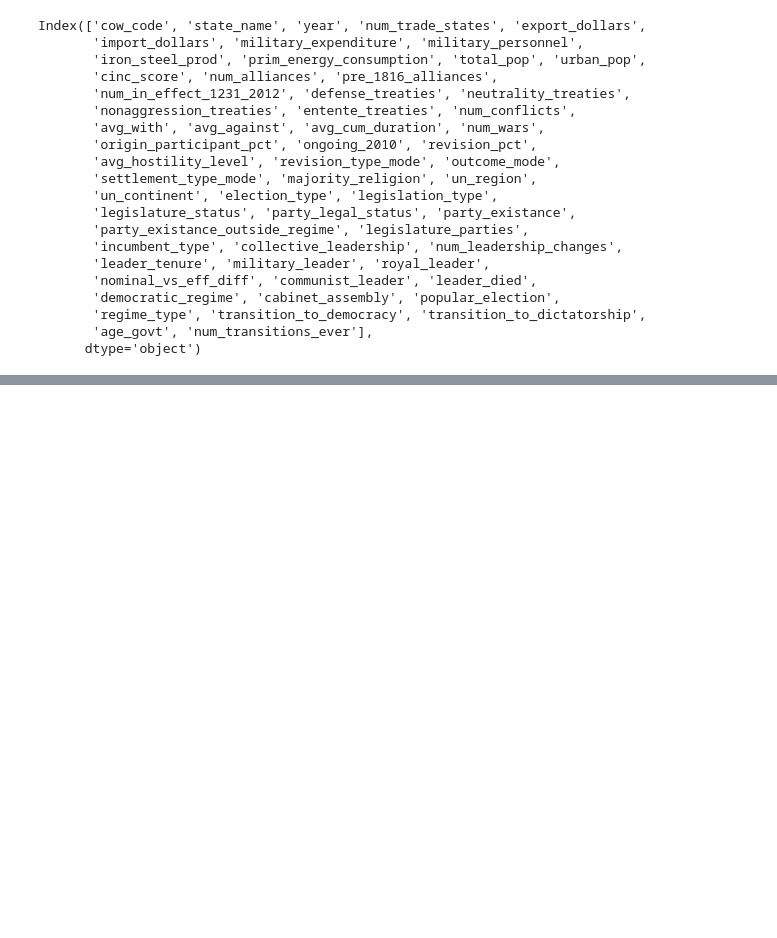
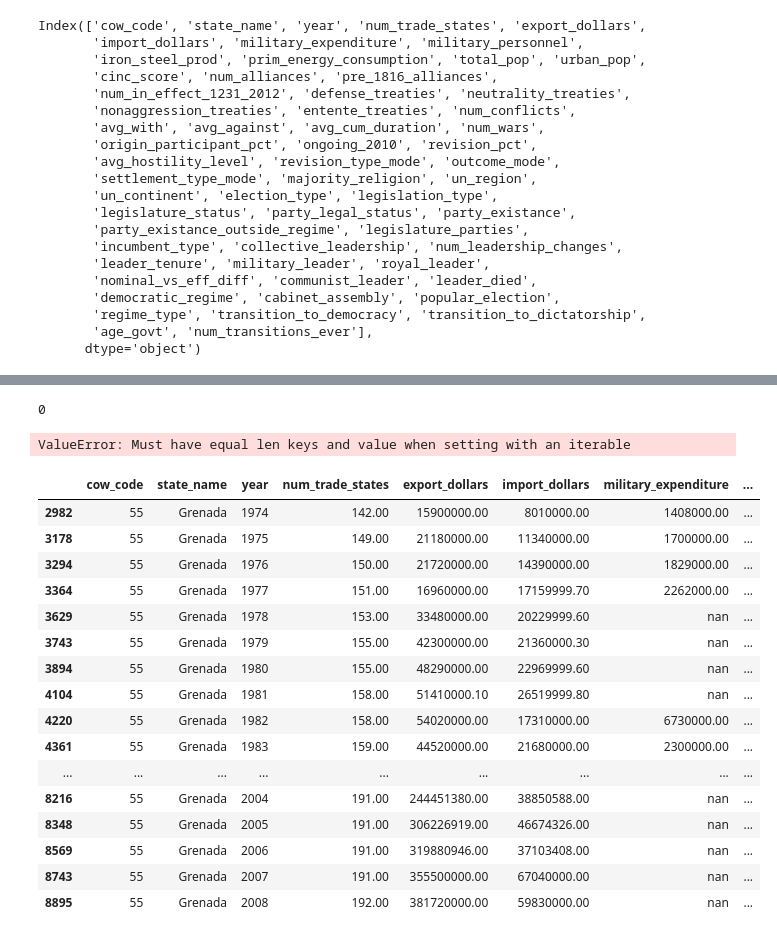
Before and after one commit to cyaris/international_armed_conflict, a Jupyter notebook: COW Master DataFrame Imputations | Data Clean.ipynb, the cells around one changed output, grey strips where cells are left out. Drawn from its saved outputs; the diff is of its cells as text; code cells hidden in the pictures; blank space fills up the shorter version.

```diff
--- a/COW Master DataFrame Imputations | Data Clean.ipynb
+++ b/COW Master DataFrame Imputations | Data Clean.ipynb
@@ -947,20 +1006,47 @@ print(fix_count)
+# %%
+fix_count = 0
+
+for c_code in df['cow_code'].unique():
+    years = list(df[df['cow_code'] == c_code]['year'].unique())
+    for column in column_list:
+        data_list = list(df[df['cow_code'] == c_code][column].values)
+        non_zeros = [i for i, x in enumerate(data_list) if x != 0]
+        if str(non_zeros) != '[]' and non_zeros[0] <= 15:
+            for i, item in enumerate(data_list):
+                if item == 0 and data_list.count(0) == len(data_list):
+                    pass
+                elif item == 0 and data_list.count(0) == (len(data_list) - 1):
+                    pass
+                elif item == 0 and len(non_zeros) >= 2 and non_zeros[1] - non_zeros[0] == 1:
+                    rate_of_change = -1 * (df[(df['cow_code'] == c_code) & (df['year'] == years[non_zeros[1]])][column].values[0] - df[(df['cow_code'] == c_code) & (df['year'] == years[non_zeros[0]])][column].values[0])
+                    impute_list = []
+                    for z, imputation in enumerate(range(1, non_zeros[0] + 1)):
+                        z+=1
+                        impute_list.append((z * rate_of_change) + (df[(df['cow_code'] == c_code) & (df['year'] == years[non_zeros[0]])][column].values[0]))
+                        impute_list = list(reversed(impute_list))
+                        df.loc[(df['cow_code'] == c_code) & (df[column] == 0) & (df['year'] < years[non_zeros[0]]), column] = impute_list
+        else:
+            fix_count+=1
+
+print(fix_count)
+# %% [output]
+0
 # %%
 fix_count = 0
 
 for c_code in df['cow_code'].unique():
     years = list(df[df['cow_code'] == c_code]['year'].unique())
     for column in column_list:
-        data_list = []
-        for year in years:
-            data_list.append(df[(df['cow_code'] == c_code) & (df['year'] == year)][column].values[0])
+        data_list = list(df[df['cow_code'] == c_code][column].values)
+        non_zeros = [i for i, x in enumerate(data_list) if x != 0]
         for i, item in enumerate(data_list):
             if item == 0 and data_list.count(0) == len(data_list):
                 pass
             elif item == 0 and data_list.count(0) == (len(data_list) - 1):
                 pass
-            elif item == 0 and i == 0:
+            elif item == 0:
                 if i+2 <= (len(data_list) - 1) and data_list[i+1] != 0 and data_list[i+2] != 0:
-                    rate_of_change = -1 * ((df[(df['cow_code'] == c_code) & (df['year'] == years[i+2])][column].values[0] - df[(df['cow_code'] == c_code) & (df['year'] == years[i+1])][column].values[0])/2)
+                    rate_of_change = -1 * (df[(df['cow_code'] == c_code) & (df['year'] == years[i+2])][column].values[0] - df[(df['cow_code'] == c_code) & (df['year'] == years[i+1])][column].values[0])
                     df.loc[(df['cow_code'] == c_code) & (df['year'] == years[i]), column] = rate_of_change + (df[(df['cow_code'] == c_code) & (df['year'] == years[i+1])][column].values[0])
                 elif i+3 <= (len(data_list) - 1) and data_list[i+2] != 0 and data_list[i+3] != 0:
                     rate_of_change = -1 * (df[(df['cow_code'] == c_code) & (df['year'] == years[i+3])][column].values[0] - df[(df['cow_code'] == c_code) & (df['year'] == years[i+2])][column].values[0])
@@ -1339,3 +1425,5 @@ for c_code in df['cow_code'].unique():
                     fix_count+=1
 
 print(fix_count)
+# %% [output]
+ValueError: Must have equal len keys and value when setting with an iterable
@@ -1375,3 +1517,23 @@ df.to_pickle('pickle/df_imputed.pkl')
 df.to_csv('dataframe_exports/df_imputed.csv')
 # %%
 df = pd.read_pickle('pickle/df_imputed.pkl')
+# %%
+df[df['cow_code'] == 55]
+# %% [output]
+|  | cow_code | state_name | year | num_trade_states | export_dollars | import_dollars | military_expenditure | ... |
+| 2982 | 55 | Grenada | 1974 | 142.00 | 15900000.00 | 8010000.00 | 1408000.00 | ... |
+| 3178 | 55 | Grenada | 1975 | 149.00 | 21180000.00 | 11340000.00 | 1700000.00 | ... |
+| 3294 | 55 | Grenada | 1976 | 150.00 | 21720000.00 | 14390000.00 | 1829000.00 | ... |
+| 3364 | 55 | Grenada | 1977 | 151.00 | 16960000.00 | 17159999.70 | 2262000.00 | ... |
+| 3629 | 55 | Grenada | 1978 | 153.00 | 33480000.00 | 20229999.60 | nan | ... |
+| 3743 | 55 | Grenada | 1979 | 155.00 | 42300000.00 | 21360000.30 | nan | ... |
+| 3894 | 55 | Grenada | 1980 | 155.00 | 48290000.00 | 22969999.60 | nan | ... |
+| 4104 | 55 | Grenada | 1981 | 158.00 | 51410000.10 | 26519999.80 | nan | ... |
+| 4220 | 55 | Grenada | 1982 | 158.00 | 54020000.00 | 17310000.00 | 6730000.00 | ... |
+| 4361 | 55 | Grenada | 1983 | 159.00 | 44520000.00 | 21680000.00 | 2300000.00 | ... |
+| ... | ... | ... | ... | ... | ... | ... | ... | ... |
+| 8216 | 55 | Grenada | 2004 | 191.00 | 244451380.00 | 38850588.00 | nan | ... |
+| 8348 | 55 | Grenada | 2005 | 191.00 | 306226919.00 | 46674326.00 | nan | ... |
+| 8569 | 55 | Grenada | 2006 | 191.00 | 319880946.00 | 37103408.00 | nan | ... |
+| 8743 | 55 | Grenada | 2007 | 191.00 | 355500000.00 | 67040000.00 | nan | ... |
+| 8895 | 55 | Grenada | 2008 | 192.00 | 381720000.00 | 59830000.00 | nan | ... |
```
Also changed, not shown: parts of 27 cells of this notebook, 10 other files.
